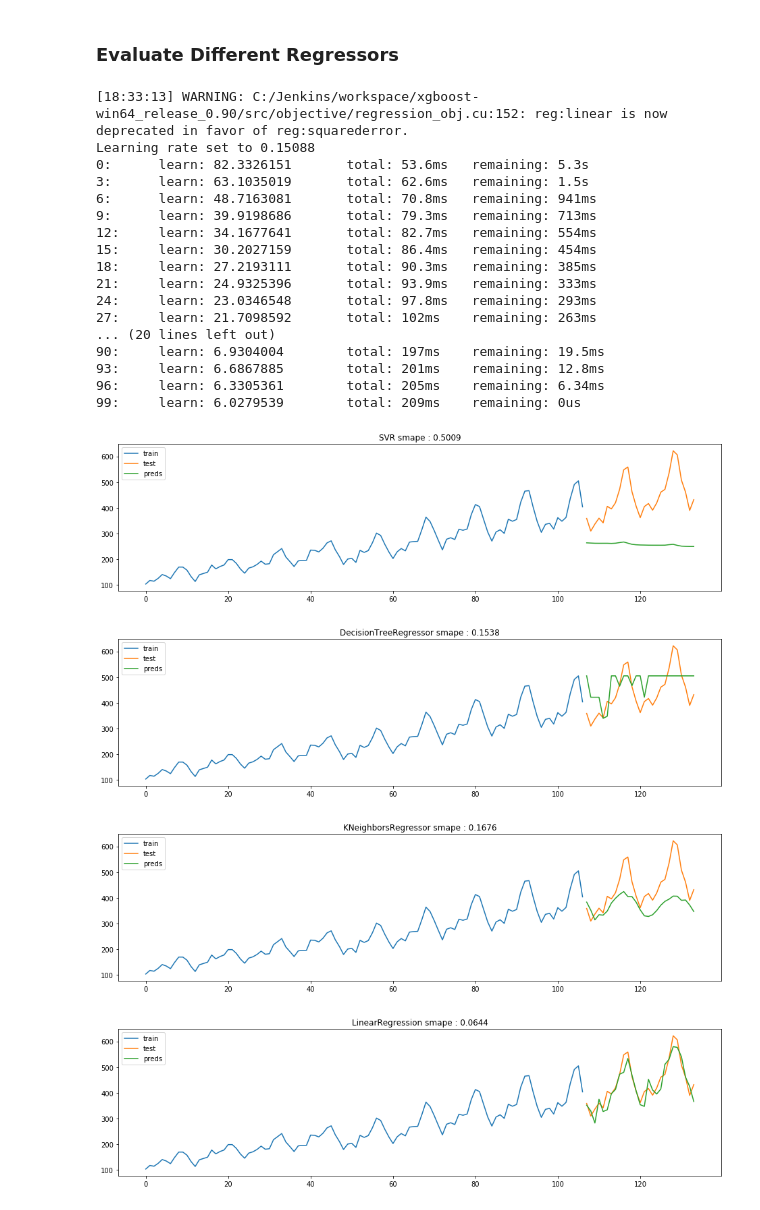
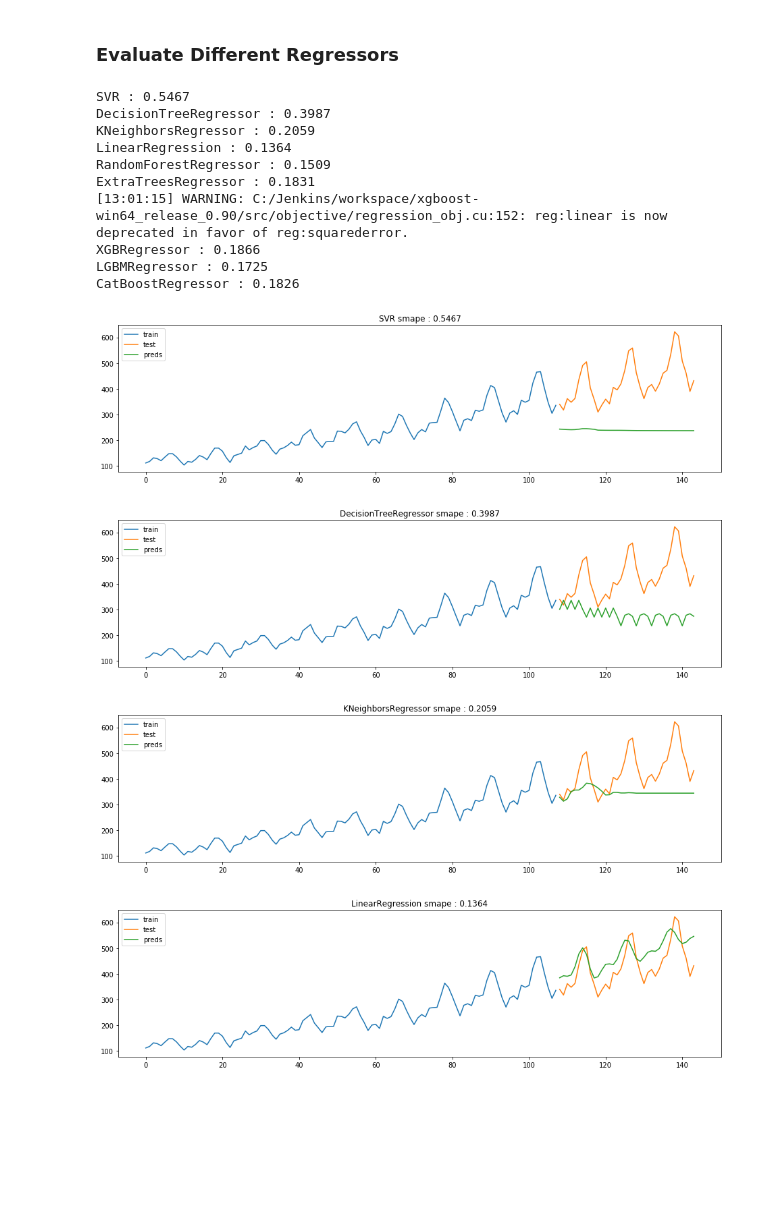
Before and after one commit to Takfes/time-series-python, a Jupyter notebook: sktime - Univariate Forecasting - Reducing & Regression.ipynb, the cells around one changed output. Saved outputs shown, nothing was run; the diff lists cells and outputs as text; code cells hidden in the pictures; blank space fills up the shorter version.

```diff
--- a/sktime - Univariate Forecasting - Reducing & Regression.ipynb
+++ b/sktime - Univariate Forecasting - Reducing & Regression.ipynb
@@ -28,3 +60,5 @@ plt.plot(airline)
+# %%
+WINDOW_LENGTH = 10
 # %%
 features = []
 target = []
@@ -157,0 +207,5 @@ smape_loss(y_test,y_pred)
+# %%
+TEST_SIZE = FH = 36
+fh = np.arange(1,FH+1)
+train, test = temporal_train_test_split(airline, test_size = TEST_SIZE)
+[x.shape for x in [train, test]]
@@ -157,0 +216,4 @@ smape_loss(y_test,y_pred)
+# %%
+regressor = RandomForestRegressor(n_estimators=500)
+rdcd_regr = ReducedRegressionForecaster(regressor, window_length=WINDOW_LENGTH)
+rdcd_regr.fit(train)
@@ -175,43 +232,26 @@ from catboost import CatBoostRegressor
-# %%
-listOfRegressors = [SVR(),DecisionTreeRegressor(),KNeighborsRegressor(10),LinearRegression(),
-                    RandomForestRegressor(),ExtraTreesRegressor(),
-                    XGBRegressor(),LGBMRegressor(),CatBoostRegressor(iterations=100,verbose=3)]
 # %%
 results = {}
 for r in listOfRegressors:
-    regr = r
-    regr.fit(df_train,target_train)
-
-    y_preds = regr.predict(df_test)
-
-    size1 = target_train.shape[0]
-    size2 = target_test.shape[0]
-    y_train = pd.Series(target_train)
-    y_test = pd.Series(target_test,index=range(size1,size1 + size2))
-    y_pred = pd.Series(y_preds,index=range(size1,size1 + size2))
-    results[r.__class__.__name__] = smape_loss(y_test,y_pred)
-
-    plot_ys(y_train,y_test,y_pred,labels=['train','test','preds'])
-    plt.title(f'{r.__class__.__name__} smape : {round(smape_loss(y_test,y_pred),4)}')
+    rgr = r
+    rdcd_regr = ReducedRegressionForecaster(rgr, window_length=10)
+    rdcd_regr.fit(train)
+    y_pred = rdcd_regr.predict(fh)
+    results[r.__class__.__name__] = smape_loss(test,y_pred)
+    plot_ys(train,test,y_pred,labels=['train','test','preds'])
+    plt.title(f'{r.__class__.__name__} smape : {round(smape_loss(test,y_pred),4)}')
+    print(f'{r.__class__.__name__} : {round(smape_loss(test,y_pred),4)}')
 # %% [output]
-[18:33:13] WARNING: C:/Jenkins/workspace/xgboost-win64_release_0.90/src/objective/regression_obj.cu:152: reg:linear is now deprecated in favor of reg:squarederror.
-Learning rate set to 0.15088
-0:      learn: 82.3326151       total: 53.6ms   remaining: 5.3s
-3:      learn: 63.1035019       total: 62.6ms   remaining: 1.5s
-6:      learn: 48.7163081       total: 70.8ms   remaining: 941ms
-9:      learn: 39.9198686       total: 79.3ms   remaining: 713ms
-12:     learn: 34.1677641       total: 82.7ms   remaining: 554ms
-15:     learn: 30.2027159       total: 86.4ms   remaining: 454ms
-18:     learn: 27.2193111       total: 90.3ms   remaining: 385ms
-21:     learn: 24.9325396       total: 93.9ms   remaining: 333ms
-24:     learn: 23.0346548       total: 97.8ms   remaining: 293ms
-27:     learn: 21.7098592       total: 102ms    remaining: 263ms
-... (20 lines left out)
-90:     learn: 6.9304004        total: 197ms    remaining: 19.5ms
-93:     learn: 6.6867885        total: 201ms    remaining: 12.8ms
-96:     learn: 6.3305361        total: 205ms    remaining: 6.34ms
-99:     learn: 6.0279539        total: 209ms    remaining: 0us
+SVR : 0.5467
+DecisionTreeRegressor : 0.3987
+KNeighborsRegressor : 0.2059
+LinearRegression : 0.1364
+RandomForestRegressor : 0.1509
+ExtraTreesRegressor : 0.1831
+[13:01:15] WARNING: C:/Jenkins/workspace/xgboost-win64_release_0.90/src/objective/regression_obj.cu:152: reg:linear is now deprecated in favor of reg:squarederror.
+XGBRegressor : 0.1866
+LGBMRegressor : 0.1725
+CatBoostRegressor : 0.1826
-[figure, old version]
+[figure, new version]
-[figure, old version]
+[figure, new version]
-[figure, old version]
+[figure, new version]
-[figure, old version]
+[figure, new version]
```
Also changed, not shown: parts of 64 cells of this notebook, 3 other files.
